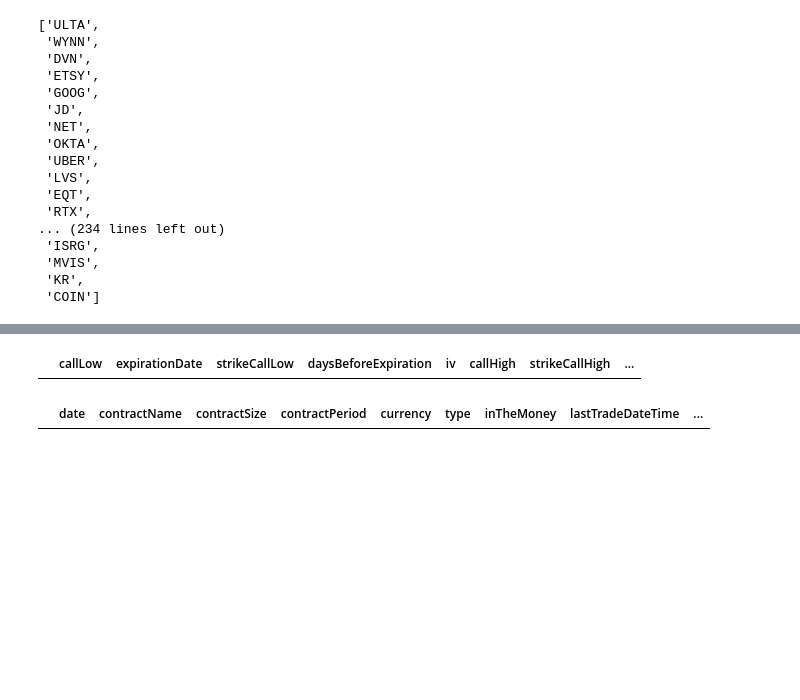
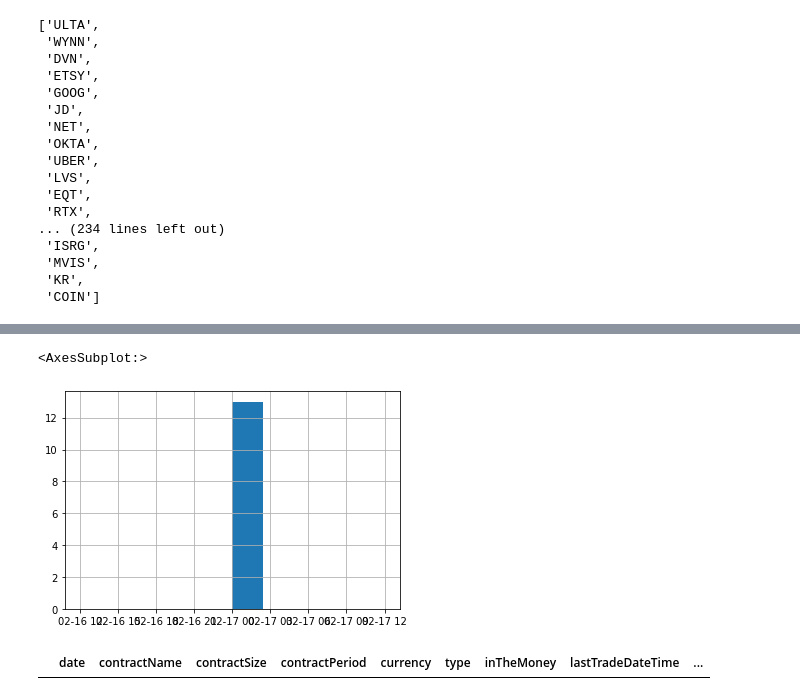
Before and after one commit to andermy/yahooScraper, a Jupyter notebook: daily_portfolio_test.ipynb, the cells around one changed output, grey strips where cells are left out. Cells and saved outputs as stored; diff of their text form; code cells hidden in the pictures; blank space fills up the shorter version.

```diff
--- a/daily_portfolio_test.ipynb
+++ b/daily_portfolio_test.ipynb
@@ -17,6 +17,6 @@ import time
 m = s.StockMongo()
 import indicator_daily as i
 # %%
-f = m.stock_data.options_analisys.find({'ticker': 'LAC'})
+f = m.stock_data.options_analisys.find({'ticker': 'FANG'})
 f.count()
 # %% [output]
@@ -36,4 +36,4 @@ f[4]
 # %%
-o = i.Options('LAC', f[4])
+o = i.Options('FANG', f[2])
 o.options
 # %% [output]
@@ -223,5 +229,3 @@ port
 # %%
-element = port.iloc[1]
 op = [o for o in t.options if o is not None]
-options = [o.options for o in op if o.ticker == element['ticker']]
-options
+options = [o.options for o in op if o.ticker == port.iloc[0]['ticker']]
@@ -246,20 +250,24 @@ options
 # %%
-op = options[0]
-call1 = op[(op['strike'] == element['lowStrikeCall'])&(op['expirationDate'] == element['strike_date'])&(op['type'] == 'CALL')][['date', 'lastPrice', 'expirationDate', 'strike', 'daysBeforeExpiration', 'iv']]
+o = options[0]
+call1 = o[(o['strike'] == port.iloc[0]['lowStrikeCall'])&(o['expirationDate'] == port.iloc[0]['strike_date'])&(o['type'] == 'CALL')][['date', 'lastPrice', 'expirationDate', 'strike', 'daysBeforeExpiration', 'iv']]
 call1.columns = ['date', 'callLow', 'expirationDate', 'strikeCallLow', 'daysBeforeExpiration', 'iv']
-call2 = op[(op['strike'] == element['highStrikeCall'])&(op['expirationDate'] == element['strike_date'])&(op['type'] == 'CALL')][['date', 'lastPrice', 'strike']]
+call2 = o[(o['strike'] == port.iloc[0]['highStrikeCall'])&(o['expirationDate'] == port.iloc[0]['strike_date'])&(o['type'] == 'CALL')][['date', 'lastPrice', 'strike']]
 call2.columns = ['date', 'callHigh', 'strikeCallHigh']
-put1 = op[(op['strike'] == element['lowStrikePut'])&(op['expirationDate'] == element['strike_date'])&(op['type'] == 'PUT')][['date', 'lastPrice', 'strike']]
+put1 = o[(o['strike'] == port.iloc[0]['lowStrikePut'])&(o['expirationDate'] == port.iloc[0]['strike_date'])&(o['type'] == 'CALL')][['date', 'lastPrice', 'strike']]
 put1.columns = ['date', 'putLow', 'strikePutLow']
-put2 = op[(op['strike'] == element['highStrikePut'])&(op['expirationDate'] == element['strike_date'])&(op['type'] == 'PUT')][['date', 'lastPrice', 'strike']]
+put2 = o[(o['strike'] == port.iloc[0]['highStrikePut'])&(o['expirationDate'] == port.iloc[0]['strike_date'])&(o['type'] == 'CALL')][['date', 'lastPrice', 'strike']]
 put2.columns = ['date', 'putHigh', 'strikePutHigh']
 
 condor = call1.merge(call2, on='date', how='inner')
 condor = condor.merge(put1, on='date', how='inner')
 condor = condor.merge(put2, on='date', how='inner')
-condor
+
+condor['condor'] = condor.callLow-condor.callHigh-condor.putHigh+condor.putLow
-# %% [output]
-|  | callLow | expirationDate | strikeCallLow | daysBeforeExpiration | iv | callHigh | strikeCallHigh | ... |
+# %%
+o['expirationDate'].hist()
+# %% [output]
+<AxesSubplot:>
+[figure, added]
 # %%
 op[(op['strike'] == element['lowStrikePut'])&(op['expirationDate'] == element['strike_date'])&(op['type'] == 'PUT')]
 # %% [output]
```
Also changed, not shown: parts of 11 cells of this notebook, 3 other files.
